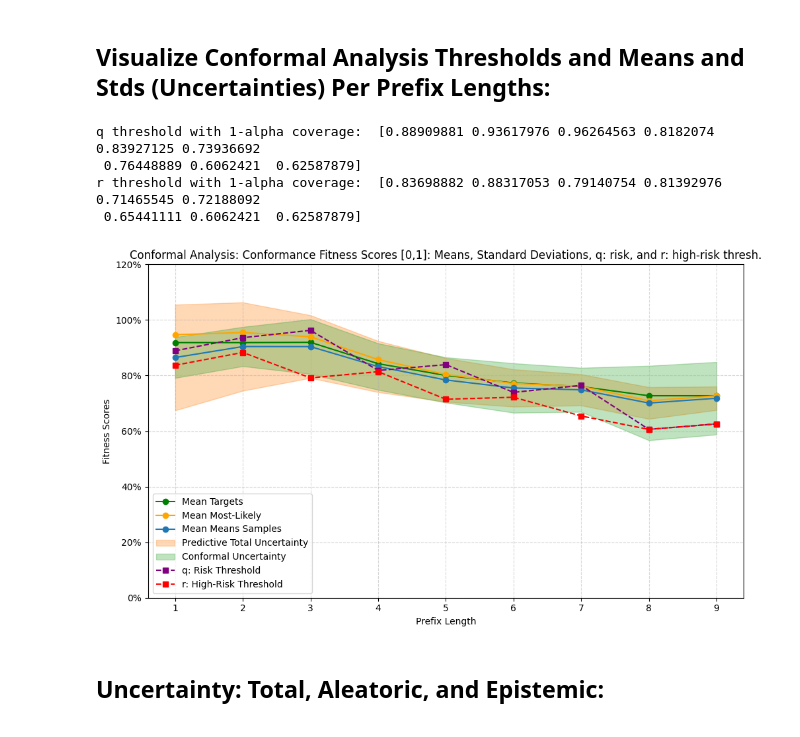
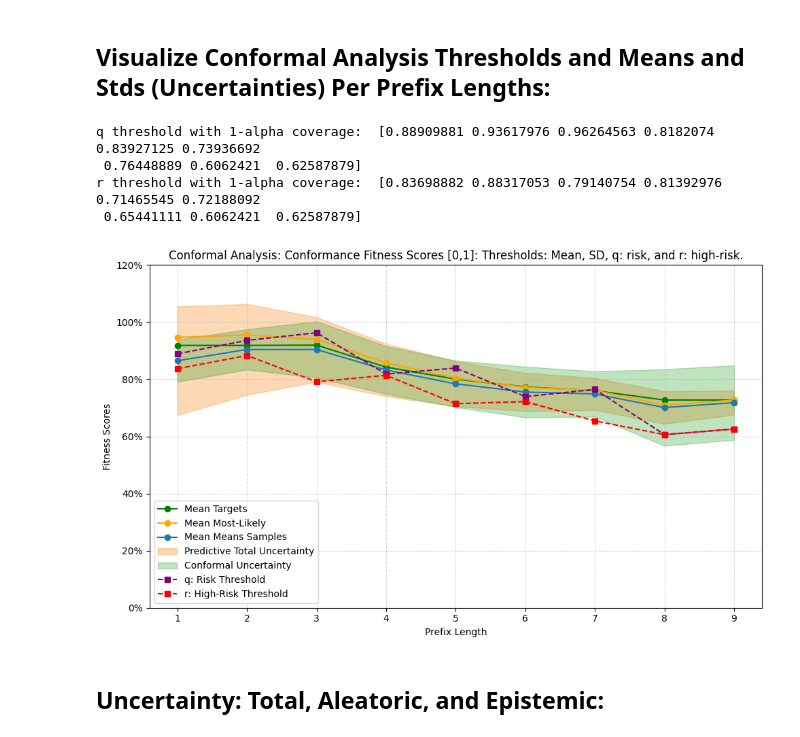
Before and after one commit to ProbabilisticSuffixPredictionLab/conformance_dev_and_pos_pred, a Jupyter notebook: src/notebooks/02_conformal_conformance_analysis/Helpdesk/Helpdesk_results_conformal_analysis.ipynb, the cells around one changed output. Cells and saved outputs as stored; diff of their text form; code cells hidden in the pictures.

```diff
--- a/src/notebooks/02_conformal_conformance_analysis/Helpdesk/Helpdesk_results_conformal_analysis.ipynb
+++ b/src/notebooks/02_conformal_conformance_analysis/Helpdesk/Helpdesk_results_conformal_analysis.ipynb
@@ -151,35 +151,35 @@ plt.fill_between(prefix_lengths,
                  alpha=0.3, color='C1', label='Predictive Total Uncertainty')
 
 # Uncertianty (Conformal Analysis) ± σ
 plt.fill_between(prefix_lengths,
                  lower_conformal,
                  upper_conformal,
                  alpha=0.3, color='C2', label='Conformal Uncertainty')
 
 # High-Risk threshold
 plt.plot(prefix_lengths, q_samples, marker='s', linestyle='--', color='purple', label='q: Risk Threshold')
 
 # Risk threshold
 plt.plot(prefix_lengths, r_samples, marker='s', linestyle='--', color='red', label='r: High-Risk Threshold')
 
 # 6. Polish
 plt.xlabel('Prefix Length')
 plt.ylabel('Fitness Scores')
 plt.ylim(0, 1.2)
 plt.gca().yaxis.set_major_formatter(PercentFormatter(1))
 plt.xticks(prefix_lengths)  # <--- ensures discrete x-axis ticks
-plt.title('Conformal Analysis: Conformance Fitness Scores [0,1]: Means, Standard Deviations, q: risk, and r: high-risk thresh.')
+plt.title('Conformal Analysis: Conformance Fitness Scores [0,1]: Thresholds: Mean, SD, q: risk, and r: high-risk.')
 plt.legend()
 plt.grid(True, linestyle='--', alpha=0.5)
 plt.tight_layout()
 
 plt.show()
 # %% [output]
 q threshold with 1-alpha coverage:  [0.88909881 0.93617976 0.96264563 0.8182074  0.83927125 0.73936692
  0.76448889 0.6062421  0.62587879]
 r threshold with 1-alpha coverage:  [0.83698882 0.88317053 0.79140754 0.81392976 0.71465545 0.72188092
  0.65441111 0.6062421  0.62587879]
-[figure, old version]
+[figure, new version]
 # %% [markdown]
 ## Uncertainty: Total, Aleatoric, and Epistemic:
 # %%
```
Also changed, not shown: 6 other files.
